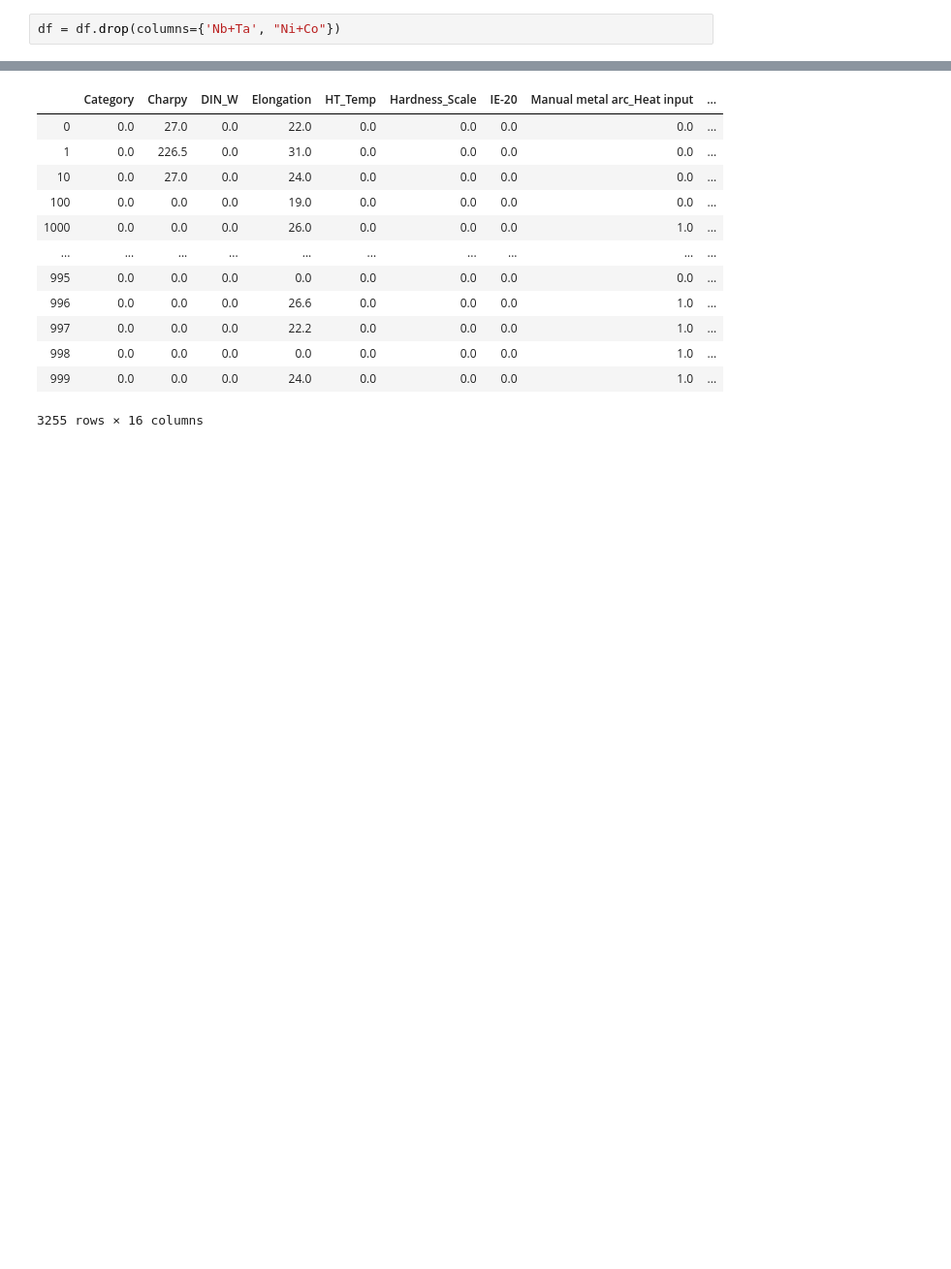
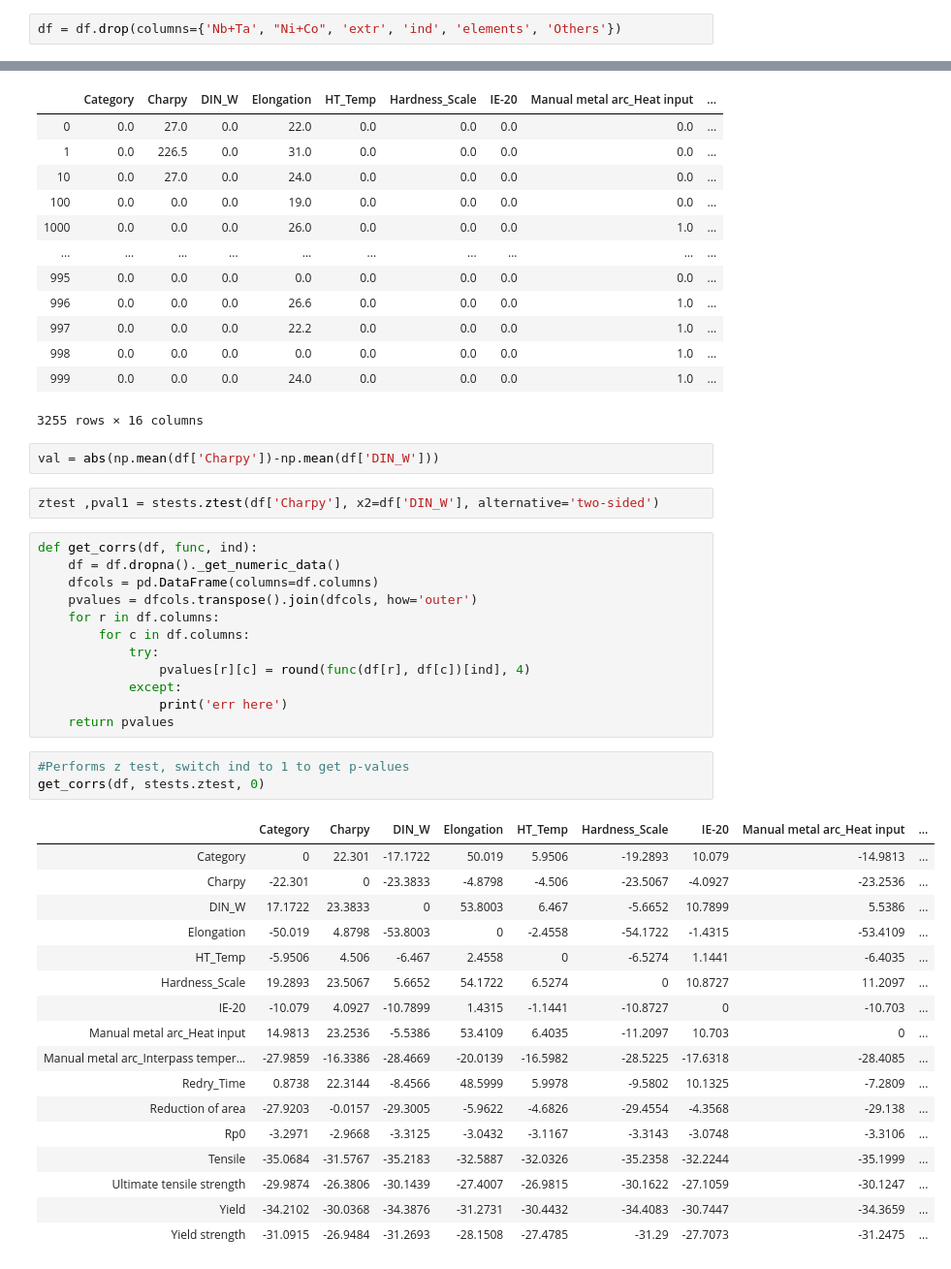
Before and after one commit to PrasannS/WeldingAnalysis, a Jupyter notebook: analysis.ipynb, the cells around one changed output, grey strips where cells are left out. Shown at 97% size. Drawn from its saved outputs; the diff is of its cells as text; blank space fills up the shorter version.

```diff
--- a/analysis.ipynb
+++ b/analysis.ipynb
@@ -364,7 +363,7 @@ tmp_df
 # %%
 df = tmp_df
 # %%
-df = df.drop(columns={'Nb+Ta', "Ni+Co"})
+df = df.drop(columns={'Nb+Ta', "Ni+Co", 'extr', 'ind', 'elements', 'Others'})
 # %%
 #np.mean(df)
 tset, pval = ttest_1samp(df, 60)
@@ -420,3 +419,40 @@ calculate_pvalues(df)
 | 998 | 0.0 | 0.0 | 0.0 | 0.0 | 0.0 | 0.0 | 0.0 | 1.0 | ... |
 | 999 | 0.0 | 0.0 | 0.0 | 24.0 | 0.0 | 0.0 | 0.0 | 1.0 | ... |
 3255 rows × 16 columns
+# %%
+val = abs(np.mean(df['Charpy'])-np.mean(df['DIN_W']))
+# %%
+ztest ,pval1 = stests.ztest(df['Charpy'], x2=df['DIN_W'], alternative='two-sided')
+# %%
+def get_corrs(df, func, ind):
+    df = df.dropna()._get_numeric_data()
+    dfcols = pd.DataFrame(columns=df.columns)
+    pvalues = dfcols.transpose().join(dfcols, how='outer')
+    for r in df.columns:
+        for c in df.columns:
+            try:
+                pvalues[r][c] = round(func(df[r], df[c])[ind], 4)
+            except:
+                print('err here')
+    return pvalues
+# %%
+#Performs z test, switch ind to 1 to get p-values
+get_corrs(df, stests.ztest, 0)
+# %% [output]
+|  | Category | Charpy | DIN_W | Elongation | HT_Temp | Hardness_Scale | IE-20 | Manual metal arc_Heat input | ... |
+| Category | 0 | 22.301 | -17.1722 | 50.019 | 5.9506 | -19.2893 | 10.079 | -14.9813 | ... |
+| Charpy | -22.301 | 0 | -23.3833 | -4.8798 | -4.506 | -23.5067 | -4.0927 | -23.2536 | ... |
+| DIN_W | 17.1722 | 23.3833 | 0 | 53.8003 | 6.467 | -5.6652 | 10.7899 | 5.5386 | ... |
+| Elongation | -50.019 | 4.8798 | -53.8003 | 0 | -2.4558 | -54.1722 | -1.4315 | -53.4109 | ... |
+| HT_Temp | -5.9506 | 4.506 | -6.467 | 2.4558 | 0 | -6.5274 | 1.1441 | -6.4035 | ... |
+| Hardness_Scale | 19.2893 | 23.5067 | 5.6652 | 54.1722 | 6.5274 | 0 | 10.8727 | 11.2097 | ... |
+| IE-20 | -10.079 | 4.0927 | -10.7899 | 1.4315 | -1.1441 | -10.8727 | 0 | -10.703 | ... |
+| Manual metal arc_Heat input | 14.9813 | 23.2536 | -5.5386 | 53.4109 | 6.4035 | -11.2097 | 10.703 | 0 | ... |
+| Manual metal arc_Interpass temper... | -27.9859 | -16.3386 | -28.4669 | -20.0139 | -16.5982 | -28.5225 | -17.6318 | -28.4085 | ... |
+| Redry_Time | 0.8738 | 22.3144 | -8.4566 | 48.5999 | 5.9978 | -9.5802 | 10.1325 | -7.2809 | ... |
+| Reduction of area | -27.9203 | -0.0157 | -29.3005 | -5.9622 | -4.6826 | -29.4554 | -4.3568 | -29.138 | ... |
+| Rp0 | -3.2971 | -2.9668 | -3.3125 | -3.0432 | -3.1167 | -3.3143 | -3.0748 | -3.3106 | ... |
+| Tensile | -35.0684 | -31.5767 | -35.2183 | -32.5887 | -32.0326 | -35.2358 | -32.2244 | -35.1999 | ... |
+| Ultimate tensile strength | -29.9874 | -26.3806 | -30.1439 | -27.4007 | -26.9815 | -30.1622 | -27.1059 | -30.1247 | ... |
+| Yield | -34.2102 | -30.0368 | -34.3876 | -31.2731 | -30.4432 | -34.4083 | -30.7447 | -34.3659 | ... |
+| Yield strength | -31.0915 | -26.9484 | -31.2693 | -28.1508 | -27.4785 | -31.29 | -27.7073 | -31.2475 | ... |
```
Also changed, not shown: parts of 5 cells of this notebook.
